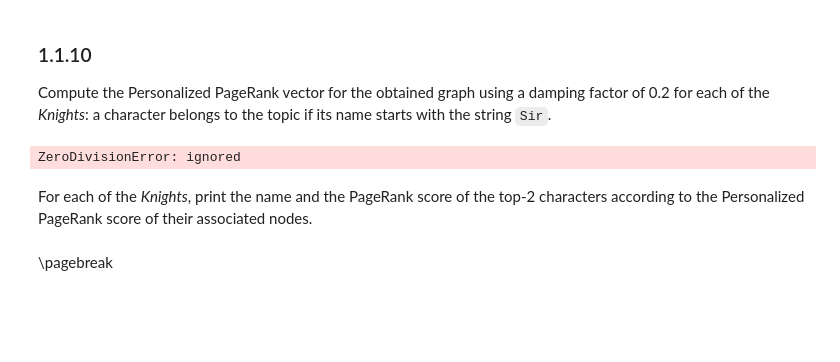
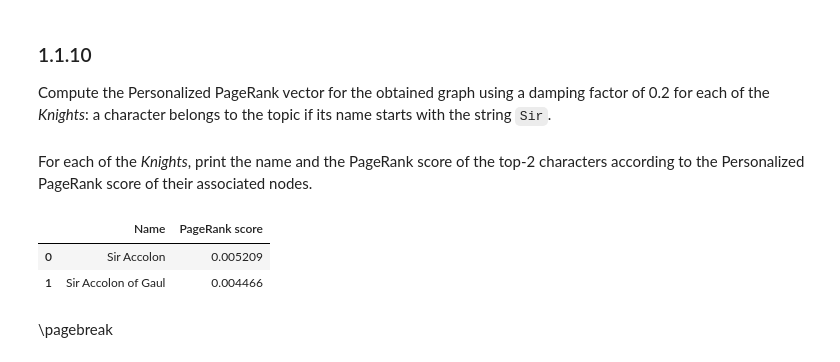
Before and after one commit to Joanna-O-Ben/ADM23_HW1, a Jupyter notebook: HW2/DMT2023_HW2.ipynb, the cells around one changed output. Cells and saved outputs as stored; diff of their text form; code cells hidden in the pictures; blank space fills up the shorter version.

```diff
--- a/HW2/DMT2023_HW2.ipynb
+++ b/HW2/DMT2023_HW2.ipynb
@@ -590,22 +590,21 @@ Compute the Personalized PageRank vector for the obtained graph using a damping
 damping_factor = 0.2
 alpha = 1. - damping_factor
 
-p_pr = nx.pagerank(G, alpha=alpha, personalization={"Sir":1})
+# arg = [i for i in G.nodes() if dict(G.nodes()).items() == 'Sir']
+p_pr = nx.pagerank(G, alpha=alpha)
+
+# print(arg)
 
 
+# node_dict = dict(G.nodes(data=True))
+
+# # for el in node_dict:
+# #   if 'Sir' in el:
+# #     print(el)
+# # node_dict['Sir']
 
 
-
-
-
-
-
-
-
-
-
-
-
+# print([el for el in node_dict if 'Sir' in el])
 
 
 
@@ -616,8 +615,6 @@ p_pr = nx.pagerank(G, alpha=alpha, personalization={"Sir":1})
 
 #YOUR CODE ENDS HERE#
 #THIS IS LINE 30#
-# %% [output]
-ZeroDivisionError: ignored
 # %% [markdown]
 For each of the *Knights*, print the name and the PageRank score of the top-2 characters according to the Personalized PageRank score of their associated nodes.
 
@@ -625,24 +622,23 @@ For each of the *Knights*, print the name and the PageRank score of the top-2 ch
 # %%
 #YOUR CODE STARTS HERE#
 
 
+k = 2
+top2 = return_top_scores(p_pr, "Sir", k)
+# print(top2)
 
-
-
-
-
-
-
-
-
-
+pd.DataFrame(top2, columns=["Name","PageRank score"])
 
 
 
 
 
 #YOUR CODE ENDS HERE#
 #THIS IS LINE 20#
+# %% [output]
+|  | Name | PageRank score |
+| 0 | Sir Accolon | 0.005209 |
+| 1 | Sir Accolon of Gaul | 0.004466 |
 # %% [markdown]
 <div style="page-break-after: always; visibility: hidden">
 \pagebreak
```
Also changed, not shown: parts of 19 cells of this notebook.
